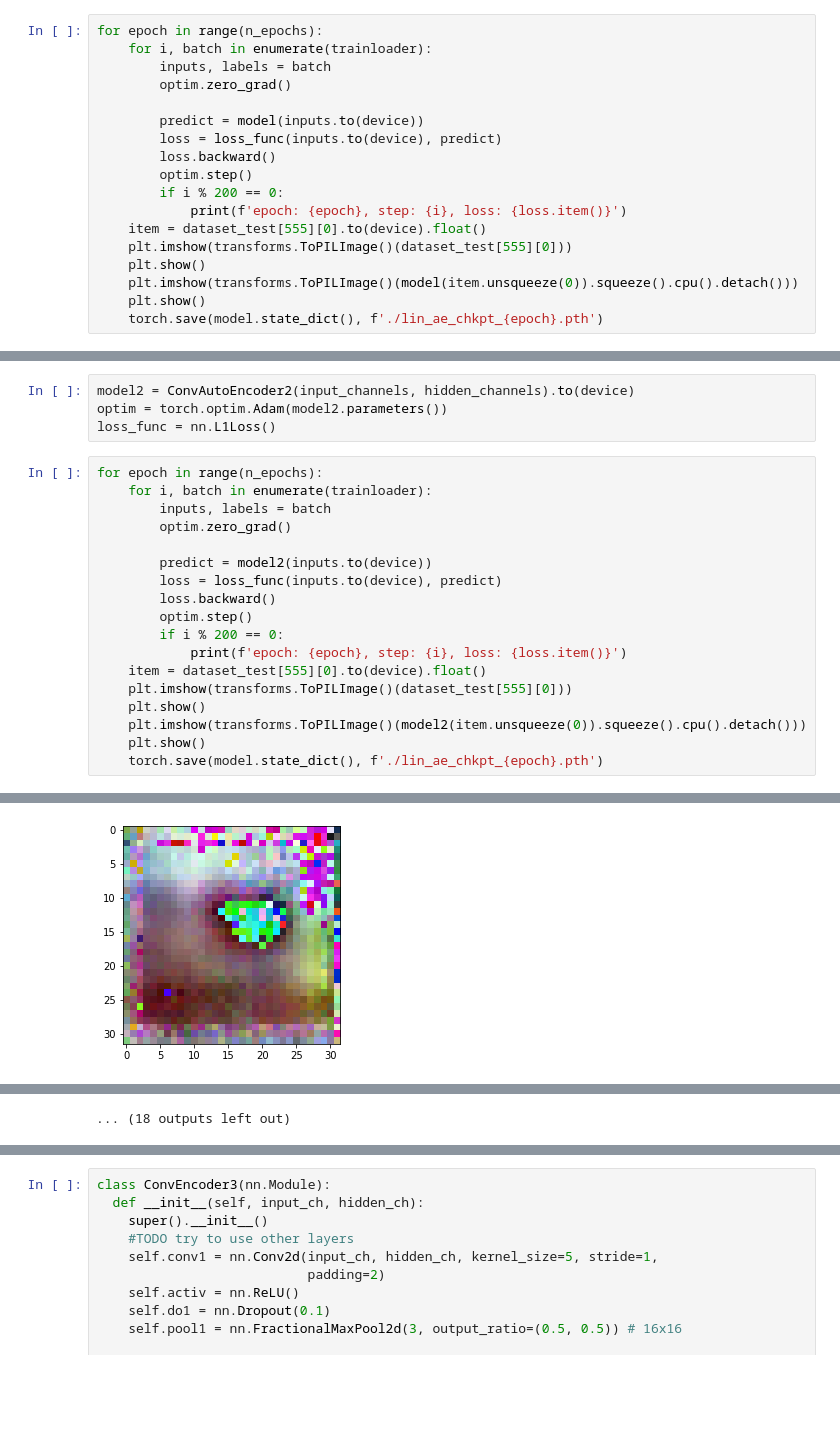
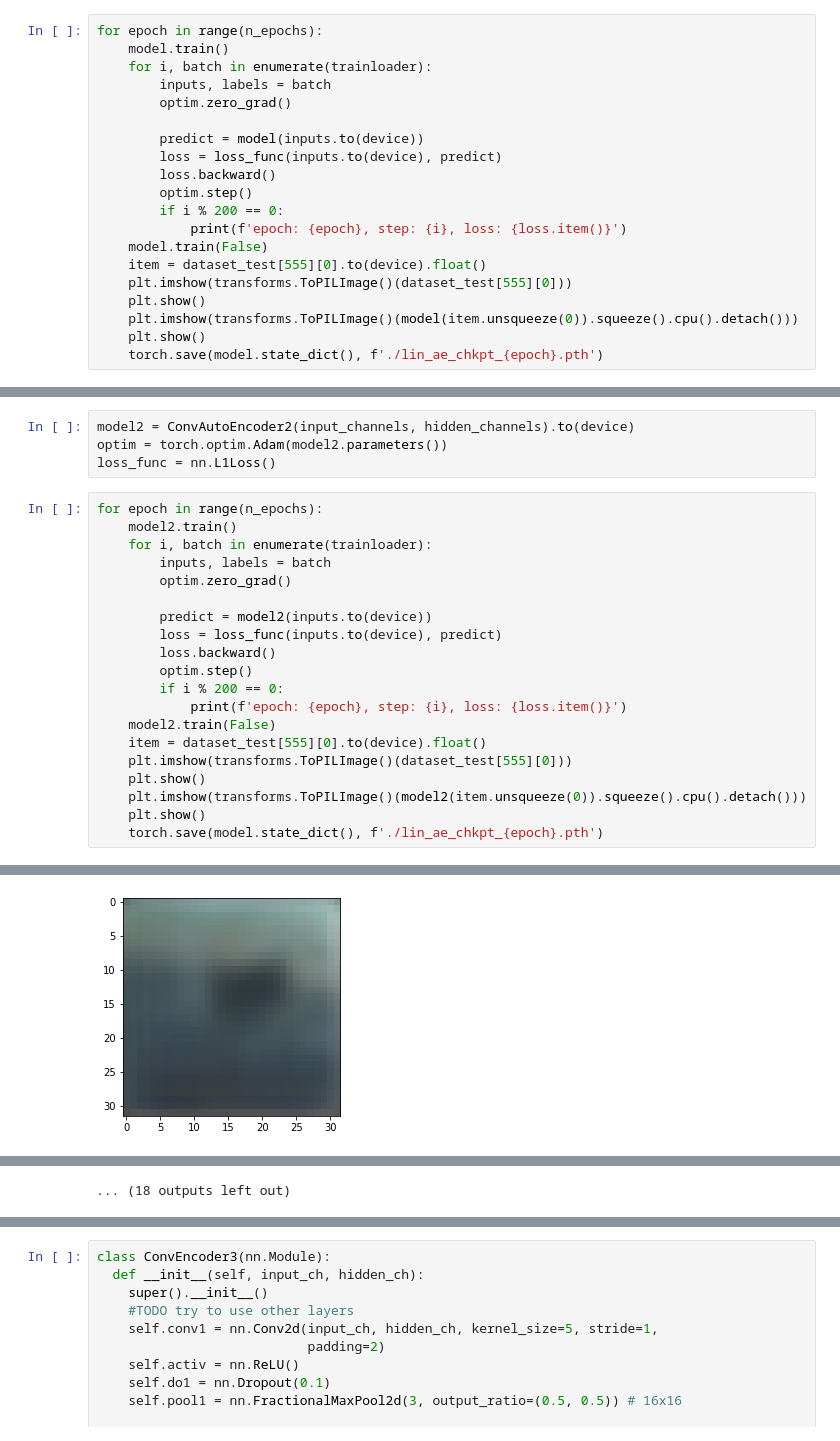
Before and after one commit to Dmilis/DS_student, a Jupyter notebook: HW3_NN_(2).ipynb, the cells around one changed output, grey strips where cells are left out. Saved outputs shown, nothing was run; the diff lists cells and outputs as text; blank space fills up the shorter version.

```diff
--- a/HW3_NN_(2).ipynb
+++ b/HW3_NN_(2).ipynb
@@ -272,6 +275,7 @@ loss_func = nn.MSELoss() #TODO try to use MAE
 #loss_func = nn.L1Loss()
 # %%
 for epoch in range(n_epochs):
+    model.train()
     for i, batch in enumerate(trainloader):
         inputs, labels = batch
         optim.zero_grad()
@@ -282,6 +286,7 @@ for epoch in range(n_epochs):
         optim.step()
         if i % 200 == 0:
             print(f'epoch: {epoch}, step: {i}, loss: {loss.item()}')
+    model.train(False)
     item = dataset_test[555][0].to(device).float()
     plt.imshow(transforms.ToPILImage()(dataset_test[555][0]))
     plt.show()
@@ -418,6 +423,7 @@ optim = torch.optim.Adam(model2.parameters())
 loss_func = nn.L1Loss()
 # %%
 for epoch in range(n_epochs):
+    model2.train()
     for i, batch in enumerate(trainloader):
         inputs, labels = batch
         optim.zero_grad()
@@ -428,6 +434,7 @@ for epoch in range(n_epochs):
         optim.step()
         if i % 200 == 0:
             print(f'epoch: {epoch}, step: {i}, loss: {loss.item()}')
+    model2.train(False)
     item = dataset_test[555][0].to(device).float()
     plt.imshow(transforms.ToPILImage()(dataset_test[555][0]))
     plt.show()
@@ -440,2 +447,2 @@ epoch: 0, step: 200, loss: 0.09238936007022858
 [figure]
-[figure, old version]
+[figure, new version]
```
Also changed, not shown: parts of 12 cells of this notebook, 3 other files.
